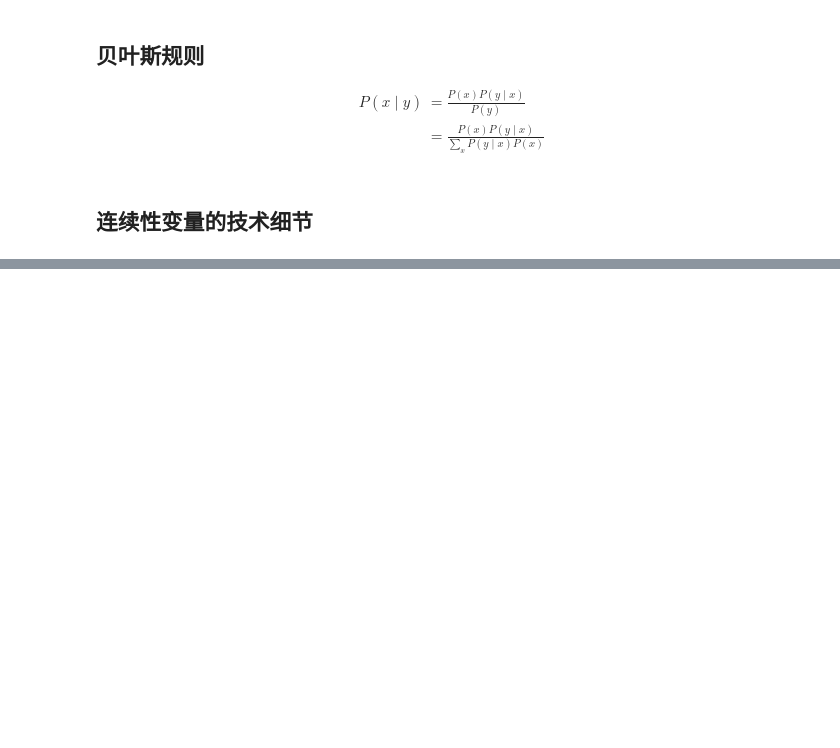
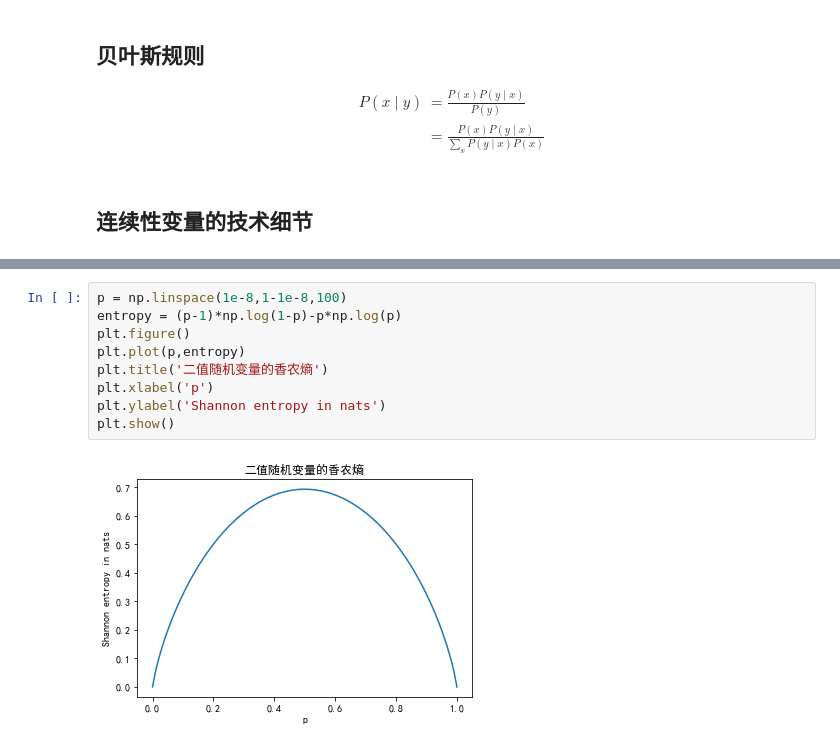
Before and after one commit to LiXirong/Notebook-LXR, a Jupyter notebook: Deep Learning Notebook (花书)/第三章 概率与信息论.ipynb, the cells around one changed output, grey strips where cells are left out. Saved outputs shown, nothing was run; the diff lists cells and outputs as text; blank space fills up the shorter version.

```diff
--- a/Deep Learning Notebook (花书)/第三章 概率与信息论.ipynb
+++ b/Deep Learning Notebook (花书)/第三章 概率与信息论.ipynb
@@ -206,0 +227,11 @@ P(x\mid y)&=\frac{P(x)P(y\mid x)}{P(y)} \\
+# %%
+p = np.linspace(1e-8,1-1e-8,100)
+entropy = (p-1)*np.log(1-p)-p*np.log(p)
+plt.figure()
+plt.plot(p,entropy)
+plt.title('二值随机变量的香农熵')
+plt.xlabel('p')
+plt.ylabel('Shannon entropy in nats')
+plt.show()
+# %% [output]
+[figure, added]
```
Also changed, not shown: parts of 9 cells of this notebook, 1 other file.
